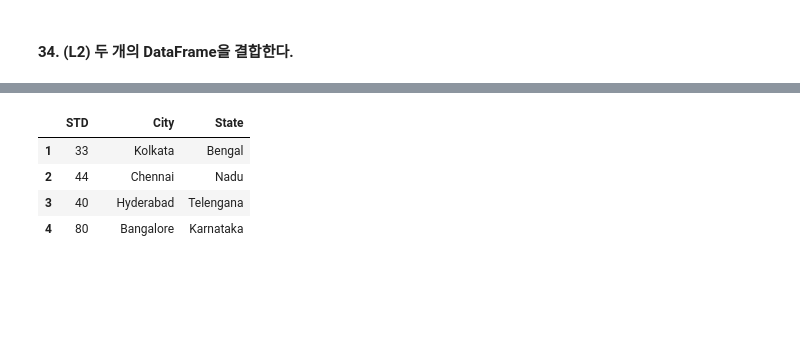
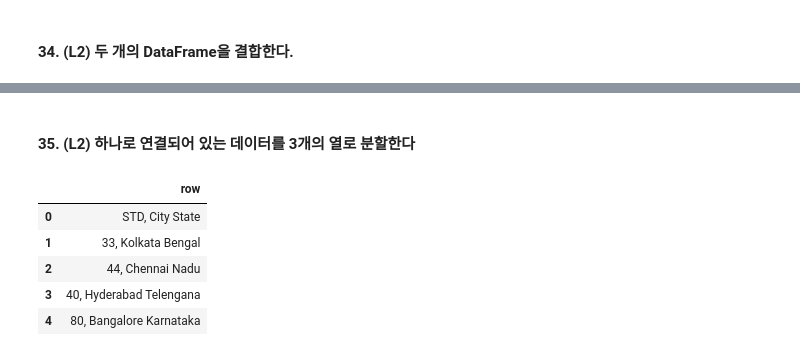
Before and after one commit to jjonhwa/practice, a Jupyter notebook: 실습/초급반/4차시/2. (4차시) Pandas실습.ipynb, the cells around one changed output, grey strips where cells are left out. Saved outputs shown, nothing was run; the diff lists cells and outputs as text; code cells hidden in the pictures; blank space fills up the shorter version.

```diff
--- a/실습/초급반/4차시/2. (4차시) Pandas실습.ipynb
+++ b/실습/초급반/4차시/2. (4차시) Pandas실습.ipynb
@@ -890,18 +925,16 @@ Desired output:
+# %% [markdown]
+#### 35. (L2) 하나로 연결되어 있는 데이터를 3개의 열로 분할한다
 # %%
-# Input
 df = pd.DataFrame(["STD, City State",
 "33, Kolkata Bengal",
 "44, Chennai Nadu",
 "40, Hyderabad Telengana",
 "80, Bangalore Karnataka"], columns=['row'])
-
-split = df.row.str.replace(',', ' ').str.split(' ', expand=True)
-split.columns = split.iloc[0]
-split = split[1:]
-split
+df.head()
 # %% [output]
-|  | STD |  | City | State |
-| 1 | 33 |  | Kolkata | Bengal |
-| 2 | 44 |  | Chennai | Nadu |
-| 3 | 40 |  | Hyderabad | Telengana |
-| 4 | 80 |  | Bangalore | Karnataka |
+|  | row |
+| 0 | STD, City State |
+| 1 | 33, Kolkata Bengal |
+| 2 | 44, Chennai Nadu |
+| 3 | 40, Hyderabad Telengana |
+| 4 | 80, Bangalore Karnataka |
```
Also changed, not shown: parts of 52 cells of this notebook.
